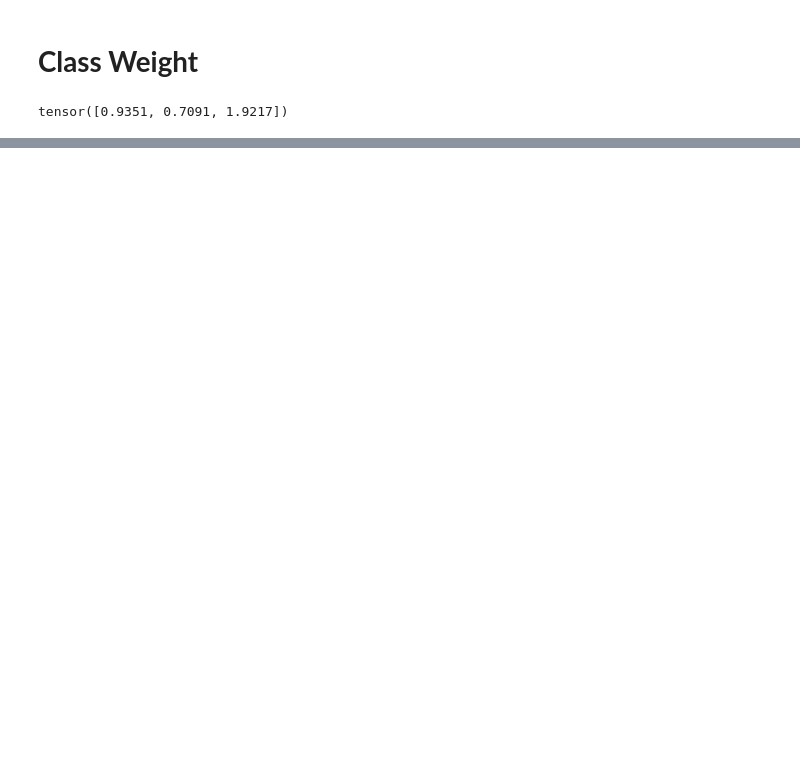
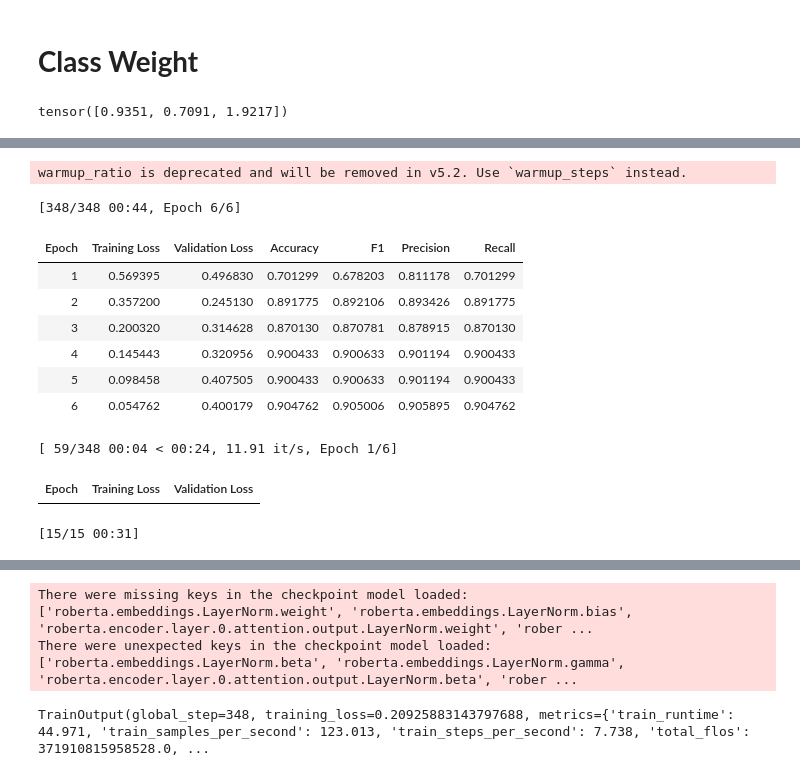
Before and after one commit to aleynakirmizi/-Classify-Customer-Service-Conversations-Roberta, a Jupyter notebook: Roberta_text_classification.ipynb, the cells around one changed output, grey strips where cells are left out. Drawn from its saved outputs; the diff is of its cells as text; code cells hidden in the pictures; blank space fills up the shorter version.

Commit message:
Training

```diff
--- a/Roberta_text_classification.ipynb
+++ b/Roberta_text_classification.ipynb
@@ -310,0 +357,7 @@ tensor([0.9351, 0.7091, 1.9217])
+# %%
+from transformers import AutoModelForSequenceClassification # Added this import
+
+model = AutoModelForSequenceClassification.from_pretrained(
+    "roberta-base",
+    num_labels=3
+)
@@ -310,0 +428,51 @@ tensor([0.9351, 0.7091, 1.9217])
+# %%
+training_args = TrainingArguments(
+    output_dir="./results",
+
+    num_train_epochs=6,
+    learning_rate=2e-5,
+    per_device_train_batch_size=16,
+    per_device_eval_batch_size=16,
+
+    weight_decay=0.01,
+
+    eval_strategy="epoch",
+    save_strategy="epoch",
+
+    load_best_model_at_end=True,
+    metric_for_best_model="f1",
+
+    logging_strategy="steps",
+    logging_steps=50,
+
+    report_to="wandb",
+    run_name="roberta-oversampled-class-weighted",
+
+    warmup_ratio=0.1,
+    seed=42
+)
+# %% [output]
+warmup_ratio is deprecated and will be removed in v5.2. Use `warmup_steps` instead.
+# %%
+from transformers import EarlyStoppingCallback
+trainer = CustomTrainer(
+    model=model,
+    args=training_args,
+    train_dataset=train_dataset,
+    eval_dataset=val_dataset,
+    compute_metrics=compute_metrics
+)
+# %%
+trainer.train()
+# %% [output]
+[348/348 00:44, Epoch 6/6]
+| Epoch | Training Loss | Validation Loss | Accuracy | F1 | Precision | Recall |
+| 1 | 0.569395 | 0.496830 | 0.701299 | 0.678203 | 0.811178 | 0.701299 |
+| 2 | 0.357200 | 0.245130 | 0.891775 | 0.892106 | 0.893426 | 0.891775 |
+| 3 | 0.200320 | 0.314628 | 0.870130 | 0.870781 | 0.878915 | 0.870130 |
+| 4 | 0.145443 | 0.320956 | 0.900433 | 0.900633 | 0.901194 | 0.900433 |
+| 5 | 0.098458 | 0.407505 | 0.900433 | 0.900633 | 0.901194 | 0.900433 |
+| 6 | 0.054762 | 0.400179 | 0.904762 | 0.905006 | 0.905895 | 0.904762 |
+[ 59/348 00:04 < 00:24, 11.91 it/s, Epoch 1/6]
+| Epoch | Training Loss | Validation Loss |
+[15/15 00:31]
@@ -310,0 +480,3 @@ tensor([0.9351, 0.7091, 1.9217])
+There were missing keys in the checkpoint model loaded: ['roberta.embeddings.LayerNorm.weight', 'roberta.embeddings.LayerNorm.bias', 'roberta.encoder.layer.0.attention.output.LayerNorm.weight', 'rober ...
+There were unexpected keys in the checkpoint model loaded: ['roberta.embeddings.LayerNorm.beta', 'roberta.embeddings.LayerNorm.gamma', 'roberta.encoder.layer.0.attention.output.LayerNorm.beta', 'rober ...
+TrainOutput(global_step=348, training_loss=0.20925883143797688, metrics={'train_runtime': 44.971, 'train_samples_per_second': 123.013, 'train_steps_per_second': 7.738, 'total_flos': 371910815958528.0, ...
```
Also changed, not shown: parts of 10 cells of this notebook.
